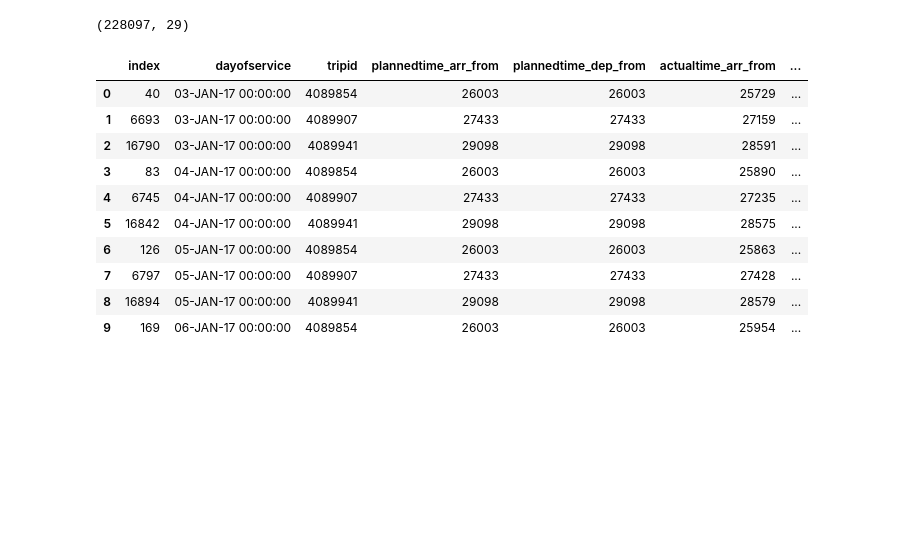
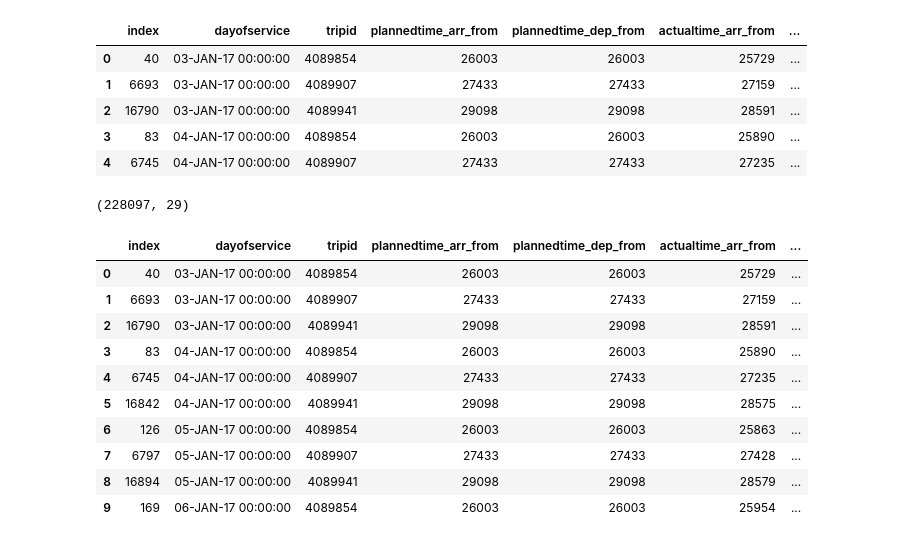
Before and after one commit to Manjunathsk92/dublinbikesanalysis, a Jupyter notebook: notebooks/ANN on clusters.ipynb, the cells around one changed output. Cells and saved outputs as stored; diff of their text form; code cells hidden in the pictures; blank space fills up the shorter version.

```diff
--- a/notebooks/ANN on clusters.ipynb
+++ b/notebooks/ANN on clusters.ipynb
@@ -50,5 +55,14 @@ def xgb(df, df_traveltime):
 # %%
 df_cluster= pd.read_csv('/data/cluser1.csv')
+# %%
+df_cluster.head()
+# %% [output]
+|  | index | dayofservice | tripid | plannedtime_arr_from | plannedtime_dep_from | actualtime_arr_from | ... |
+| 0 | 40 | 03-JAN-17 00:00:00 | 4089854 | 26003 | 26003 | 25729 | ... |
+| 1 | 6693 | 03-JAN-17 00:00:00 | 4089907 | 27433 | 27433 | 27159 | ... |
+| 2 | 16790 | 03-JAN-17 00:00:00 | 4089941 | 29098 | 29098 | 28591 | ... |
+| 3 | 83 | 04-JAN-17 00:00:00 | 4089854 | 26003 | 26003 | 25890 | ... |
+| 4 | 6745 | 04-JAN-17 00:00:00 | 4089907 | 27433 | 27433 | 27235 | ... |
 # %%
 df_cluster.shape
 # %% [output]
```
Also changed, not shown: parts of 24 cells of this notebook, 12 other files.
